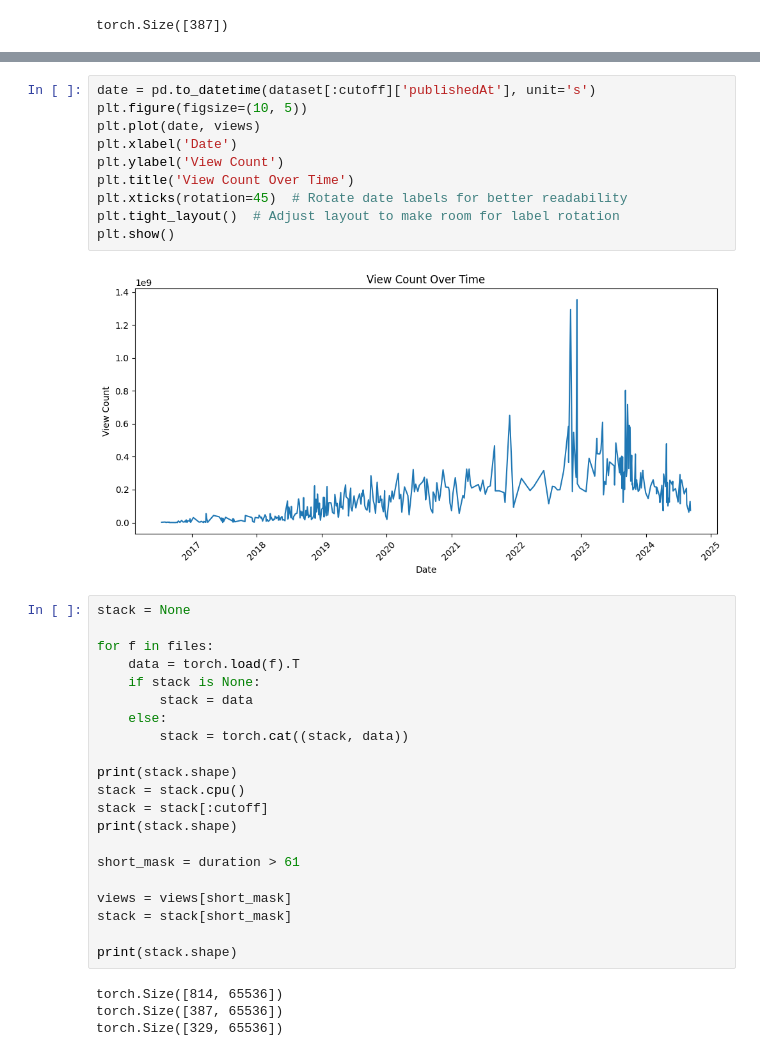
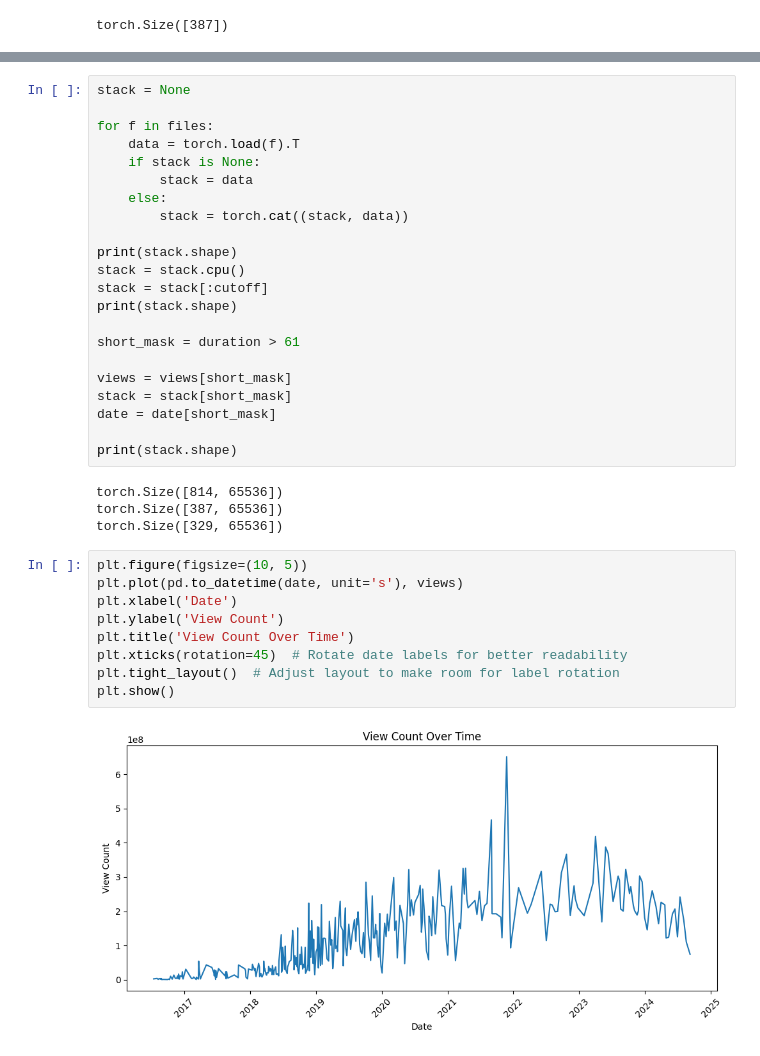
Before and after one commit to Lewington-pitsos/sae_vit, a Jupyter notebook: mrbeast.ipynb, the cells around one changed output, grey strips where cells are left out. Cells and saved outputs as stored; diff of their text form.

```diff
--- a/mrbeast.ipynb
+++ b/mrbeast.ipynb
@@ -35,40 +48,40 @@ torch.Size([387])
+# %%
+stack = None
+
+for f in files:
+    data = torch.load(f).T
+    if stack is None:
+        stack = data
+    else:
+        stack = torch.cat((stack, data))
+
+print(stack.shape)
+stack = stack.cpu()
+stack = stack[:cutoff]
+print(stack.shape)
+
+short_mask = duration > 61
+
+views = views[short_mask]
+stack = stack[short_mask]
+date = date[short_mask]
+
+print(stack.shape)
+# %% [output]
+torch.Size([814, 65536])
+torch.Size([387, 65536])
+torch.Size([329, 65536])
 # %%
-date = pd.to_datetime(dataset[:cutoff]['publishedAt'], unit='s')
 plt.figure(figsize=(10, 5))
-plt.plot(date, views)
+plt.plot(pd.to_datetime(date, unit='s'), views)
 plt.xlabel('Date')
 plt.ylabel('View Count')
 plt.title('View Count Over Time')
 plt.xticks(rotation=45)  # Rotate date labels for better readability
 plt.tight_layout()  # Adjust layout to make room for label rotation
 plt.show()
 # %% [output]
-[figure, old version]
+[figure, new version]
-# %%
-stack = None
-
-for f in files:
-    data = torch.load(f).T
-    if stack is None:
-        stack = data
-    else:
-        stack = torch.cat((stack, data))
-
-print(stack.shape)
-stack = stack.cpu()
-stack = stack[:cutoff]
-print(stack.shape)
-
-short_mask = duration > 61
-
-views = views[short_mask]
-stack = stack[short_mask]
-
-print(stack.shape)
-# %% [output]
-torch.Size([814, 65536])
-torch.Size([387, 65536])
-torch.Size([329, 65536])
 # %%
 binstack = stack > 0.05
 binstacksum = binstack.sum(dim=0)
```
Also changed, not shown: parts of 18 cells of this notebook.
